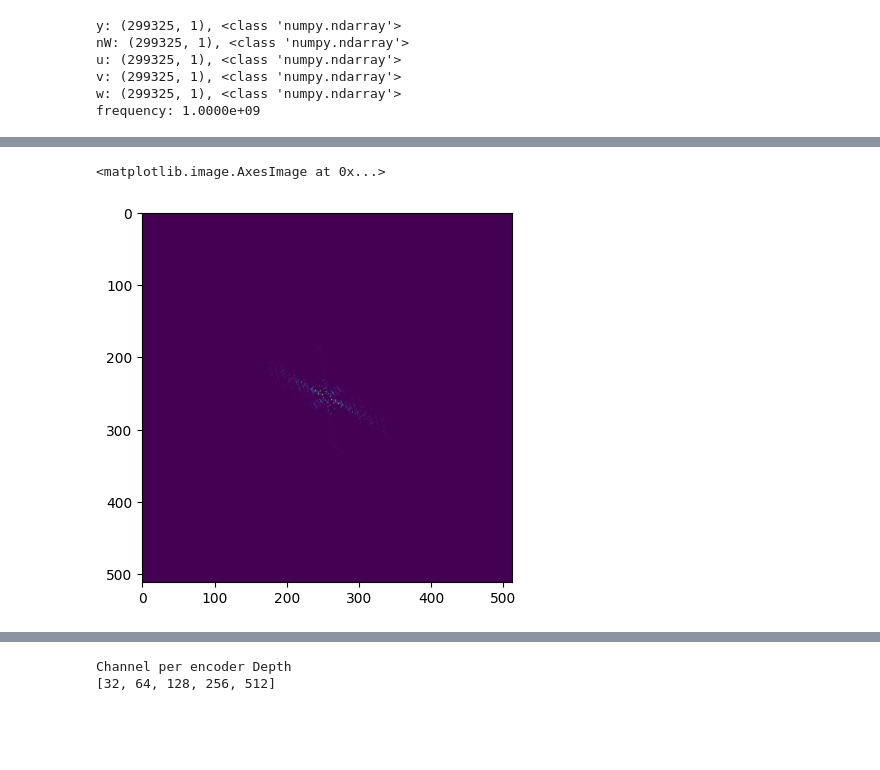
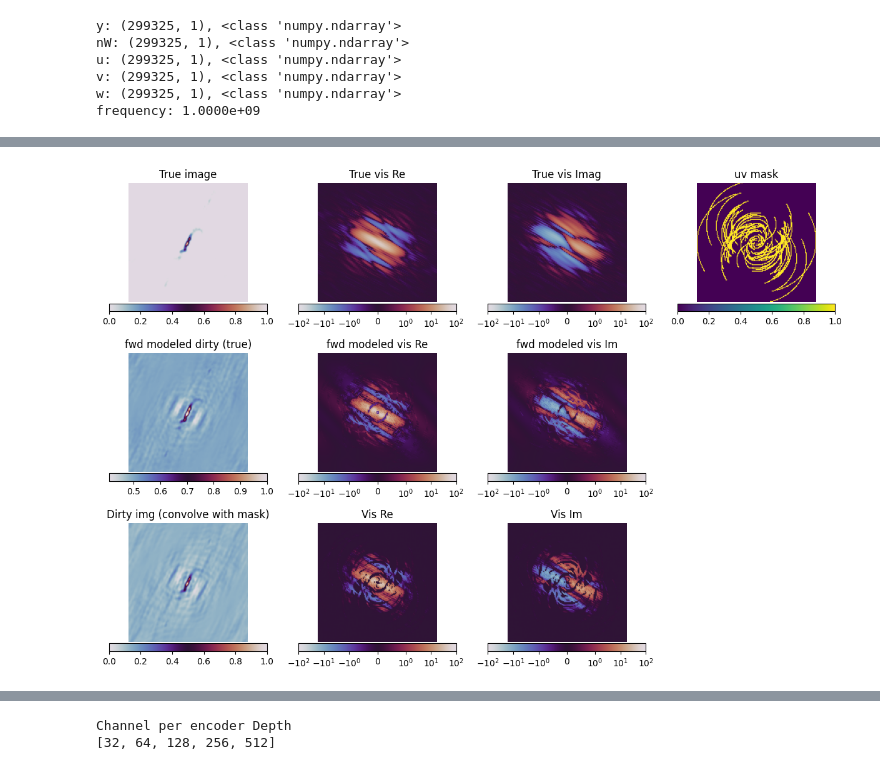
Before and after one commit to epfl-radio-astro/diffusionRI, a Jupyter notebook: ddrm_vs_usara.ipynb, the cells around one changed output, grey strips where cells are left out. Saved outputs shown, nothing was run; the diff lists cells and outputs as text; code cells hidden in the pictures; blank space fills up the shorter version.

```diff
--- a/ddrm_vs_usara.ipynb
+++ b/ddrm_vs_usara.ipynb
@@ -79,15 +102,16 @@ ax[9].imshow(AIRI_image,norm = lognorm,cmap = "twilight")
 # %%
 fig, ax = plt.subplots(1,3, figsize=(12,5))
 ax = ax.flatten()
-for a in ax: a.set_axis_off()
+cbar = [None]*len(ax)
 lognorm = colors.SymLogNorm(linthresh=0.01,vmin=0,vmax=1)
 resnorm = colors.SymLogNorm(linthresh=0.01,vmin=-.1,vmax=.1)
-ax[0].imshow(true_image,norm = lognorm, cmap = "cubehelix")
+cbar[0] = ax[0].imshow(true_image,norm = lognorm, cmap = "twilight")
 ax[0].set_title("True image")
-cm = ax[1].imshow(true_image-uSARA_image,norm = resnorm,cmap = "twilight_shifted")
+cbar[1] = ax[1].imshow(true_image-uSARA_image,norm = resnorm,cmap = "twilight_shifted")
 ax[1].set_title("uSARA residuals")
-fig.colorbar(cm, ax=ax[1], shrink=0.8, pad = 0.01, orientation = 'horizontal')
-cm = ax[2].imshow(true_image-AIRI_image,norm = resnorm,cmap = "twilight_shifted")
+cbar[2] =  ax[2].imshow(true_image-AIRI_image,norm = resnorm,cmap = "twilight_shifted")
 ax[2].set_title("AIRI residuals")
-fig.colorbar(cm, ax=ax[2], shrink=0.8, pad = 0.01, orientation = 'horizontal')
+for i in range(len(ax)):
+    ax[i].set_axis_off()
+    fig.colorbar(cbar[i], ax=ax[i],  pad = 0.01, orientation="horizontal")
 # %% [output]
@@ -184,5 +200,61 @@ axs[11].imshow(normalize(img_tmp))
 # %%
-plt.imshow(np.abs(gridded_vis))
+fig, axs = plt.subplots(3,4,figsize=(15,10))
+axs = axs.flatten()
+cbar = [None]*len(axs)
+
+cbar[0] =axs[0].imshow(true_image, cmap = "twilight")
+axs[0].set_title("True image")
+
+vis_true = ft(true_image)
+cbar[1] = axs[1].imshow(vis_true.real,norm = colors.SymLogNorm(linthresh=1,vmin=-100,vmax=100),cmap = "twilight")
+axs[1].set_title("True vis Re")
+cbar[2] = axs[2].imshow(vis_true.imag,norm = colors.SymLogNorm(linthresh=1,vmin=-100,vmax=100),cmap = "twilight")
+axs[2].set_title("True vis Imag")
+
+
+cbar[3] = axs[3].imshow(mask)
+axs[3].set_title("uv mask")
+
+# define the sampling operator used by DDRM
+
+# sampling operator H
+mask = np.load('uv_coverages/VLA_mask_150_100steps_uniform.npy')
+#weights = torch.from_numpy(np.load('uv_coverages/VLA_mask_150_100steps_natural.npy'))
+h1 = Fourier2D_mask(channels=1, img_dim=150, S=torch.from_numpy(mask.copy()), device=device)
+#h1 = Fourier2D_weight(channels=1, img_dim=image_size, S=torch.from_numpy(sampling_weights), device=device)
+
+def forward_model_dirty(x,sigma = 0):
+    x = torch.from_numpy(normalize(x) * 2.0 - 1.0).float().reshape(1,150, 150)
+    x_gpu = x.to(device)
+    x_0 = x_gpu.unsqueeze(0).repeat(1, 1, 1, 1)
+    y1_0 = h1.H(x_0)
+    #y1_0 = y1_0 + sigma * proj_hermitian(torch.randn_like(y1_0) * np.sqrt(2))
+    x_dirty = h1.H_pinv(y1_0).reshape(1,150,150).cpu()
+    x_dirty = ((x_dirty + 1) / 2).clamp(0, 1)
+    return y1_0,x_dirty
+
+cbar[4] = axs[4].imshow(forward_model_dirty(true_image)[1][0,...],cmap = "twilight")
+axs[4].set_title("fwd modeled dirty (true)")
+
+vis_fwd_model = ft(forward_model_dirty(true_image)[1][0,...])
+cbar[5] = axs[5].imshow(vis_fwd_model.real,norm = colors.SymLogNorm(linthresh=1,vmin=-100,vmax=100),cmap = "twilight")
+axs[5].set_title("fwd modeled vis Re")
+cbar[6] = axs[6].imshow(vis_fwd_model.imag,norm = colors.SymLogNorm(linthresh=1,vmin=-100,vmax=100),cmap = "twilight")
+axs[6].set_title("fwd modeled vis Im")
+
+img_tmp = ift(ft(true_image)*mask)
+cbar[8] = axs[8].imshow(normalize(img_tmp), cmap = "twilight")
+axs[8].set_title("Dirty img (convolve with mask)")
+
+vis_tmp = ft(img_tmp)
+
+cbar[9] =  axs[9].imshow(vis_tmp.real,norm = colors.SymLogNorm(linthresh=1,vmin=-100,vmax=100),cmap = "twilight")
+axs[9].set_title("Vis Re")
+cbar[10] =  axs[10].imshow(vis_tmp.imag,norm = colors.SymLogNorm(linthresh=1,vmin=-100,vmax=100),cmap = "twilight")
+axs[10].set_title("Vis Im")
+
+for i in range(len(axs)):
+    axs[i].set_axis_off()
+    if cbar[i]: fig.colorbar(cbar[i], ax=axs[i],  pad = 0.01, orientation="horizontal")
 # %% [output]
-<matplotlib.image.AxesImage at 0x...>
-[figure, old version]
+[figure, new version]
```
Also changed, not shown: parts of 20 cells of this notebook, 13 other files.
